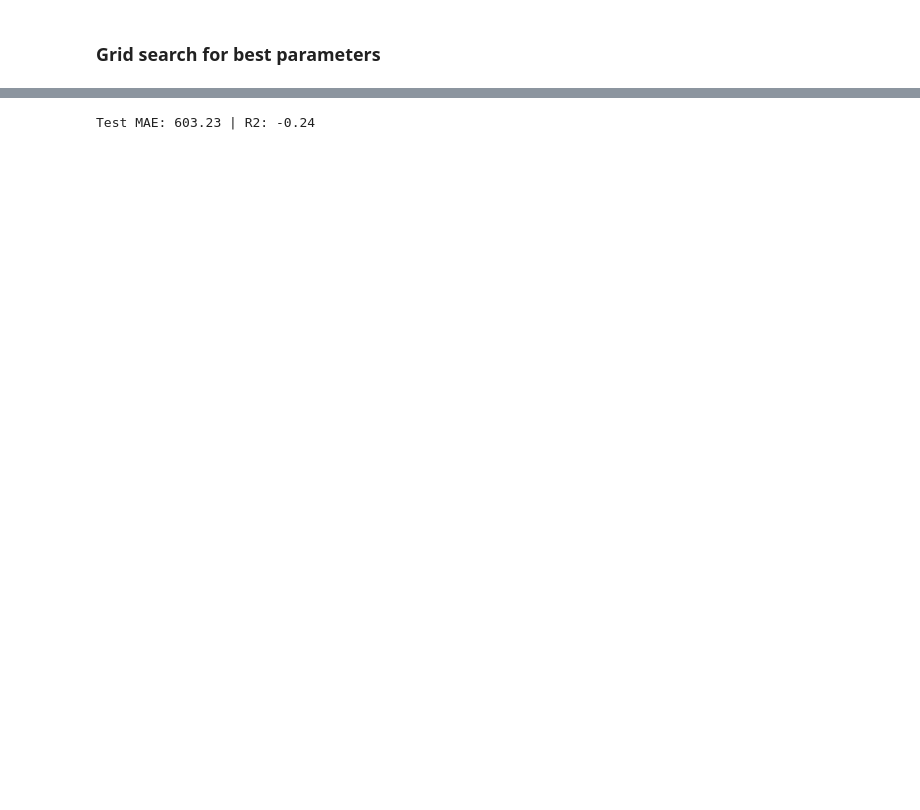
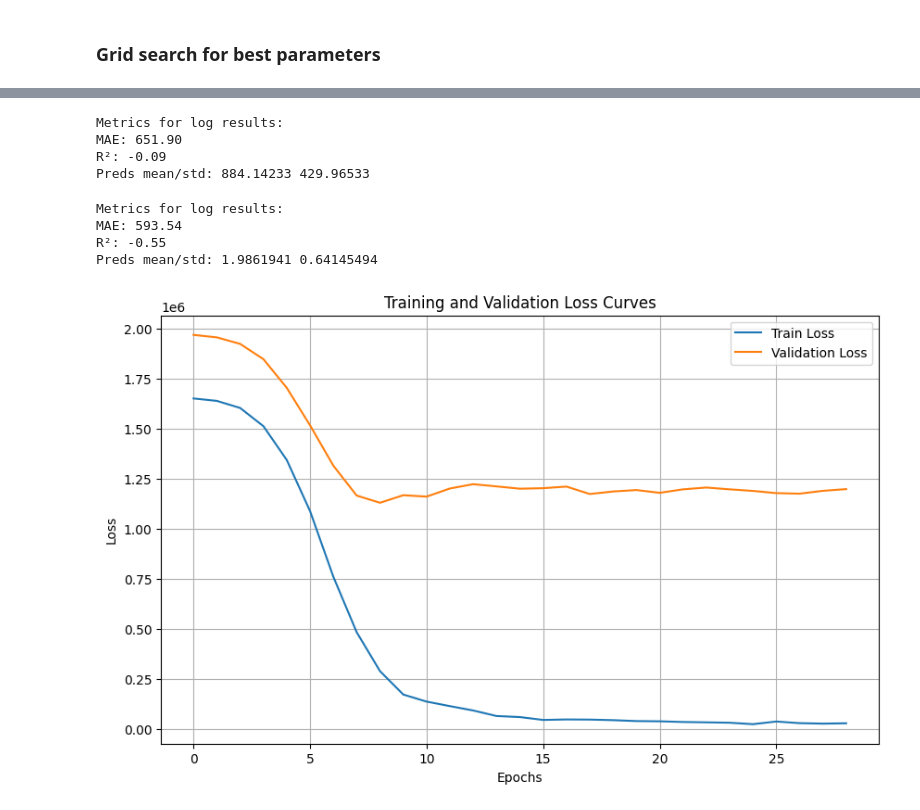
Before and after one commit to giorgiaBertacchini/miRNA_survival_analysis, a Jupyter notebook: notebooks/mlp.ipynb, the cells around one changed output, grey strips where cells are left out. Drawn from its saved outputs; the diff is of its cells as text; code cells hidden in the pictures; blank space fills up the shorter version.

```diff
--- a/notebooks/mlp.ipynb
+++ b/notebooks/mlp.ipynb
@@ -90,0 +88,2 @@ scaled_X = pd.DataFrame(scaler.fit_transform(X), columns=X.columns)
+# %%
+y = y['days']
@@ -404,0 +351,10 @@ plt.show()
+# %%
+#y_fixed = np.array([row['days'] for row in y_train], dtype=np.float32)
+y_fixed = np.array(y_train, dtype=np.float32)
+X_mlp = X_train.values.astype(np.float32)
+y_mlp = y_fixed.astype(np.float32)
+
+#y_test_fixed = np.array([row['days'] for row in y_test], dtype=np.float32)
+y_test_fixed = np.array(y_test, dtype=np.float32)
+y_test_mlp = torch.tensor([row for row in y_test_fixed], dtype=torch.float32)
+X_test_mlp = torch.tensor(X_test.values, dtype=torch.float32)
@@ -405,2 +370,21 @@ plt.show()
+# %%
+class MiRNANet_3_grid(nn.Module):
+    def __init__(self, input_dim, output_dim, hidden1, hidden2, dropout):
+        super(MiRNANet_3_grid, self).__init__()
+        self.model = nn.Sequential(
+            nn.Linear(input_dim, hidden1),
+            nn.ReLU(),
+            nn.BatchNorm1d(hidden1),
+            nn.Dropout(dropout),
+
+            nn.Linear(hidden1, hidden2),
+            nn.ReLU(),
+            nn.Dropout(dropout),
+
+            nn.Linear(hidden2, output_dim),
+        )
+
+    def forward(self, x):
+        return self.model(x).squeeze(-1)
 # %%
 from skorch import NeuralNetRegressor
@@ -523,0 +465,6 @@ plt.show()
+# %%
+rs.fit(X_mlp, y_mlp.reshape(-1))
+
+best_model = rs.best_estimator_
+print("Best hyperparameters:", rs.best_params_)
+print("Best C-index:", rs.best_score_)
@@ -524,11 +530,20 @@ plt.show()
+# %%
+preds = best_model.predict(X_test_mlp)
+print_results(preds)
+# %% [output]
+Metrics for log results:
+MAE: 651.90
+R²: -0.09
+Preds mean/std: 884.14233 429.96533
 # %%
-y_test_fixed = np.array([row['days'] for row in y_test], dtype=np.float32)
-y_test_mlp = torch.tensor([row for row in y_test_fixed], dtype=torch.float32)
-X_test_mlp = torch.tensor(X_test.values, dtype=torch.float32)
-
-preds = best_model.predict(X_test_mlp)
-mae = mean_absolute_error(y_test_mlp, preds)
-r2 = r2_score(y_test_mlp, preds)
-print(f"Test MAE: {mae:.2f} | R2: {r2:.2f}")
+preds_log = best_model_log.predict(X_test_mlp_log)
+print_results(preds_log)
 # %% [output]
-Test MAE: 603.23 | R2: -0.24
+Metrics for log results:
+MAE: 593.54
+R²: -0.55
+Preds mean/std: 1.9861941 0.64145494
+# %%
+plot_losses_grid(best_model)
+# %% [output]
+[figure, added]
```
Also changed, not shown: parts of 46 cells of this notebook.
